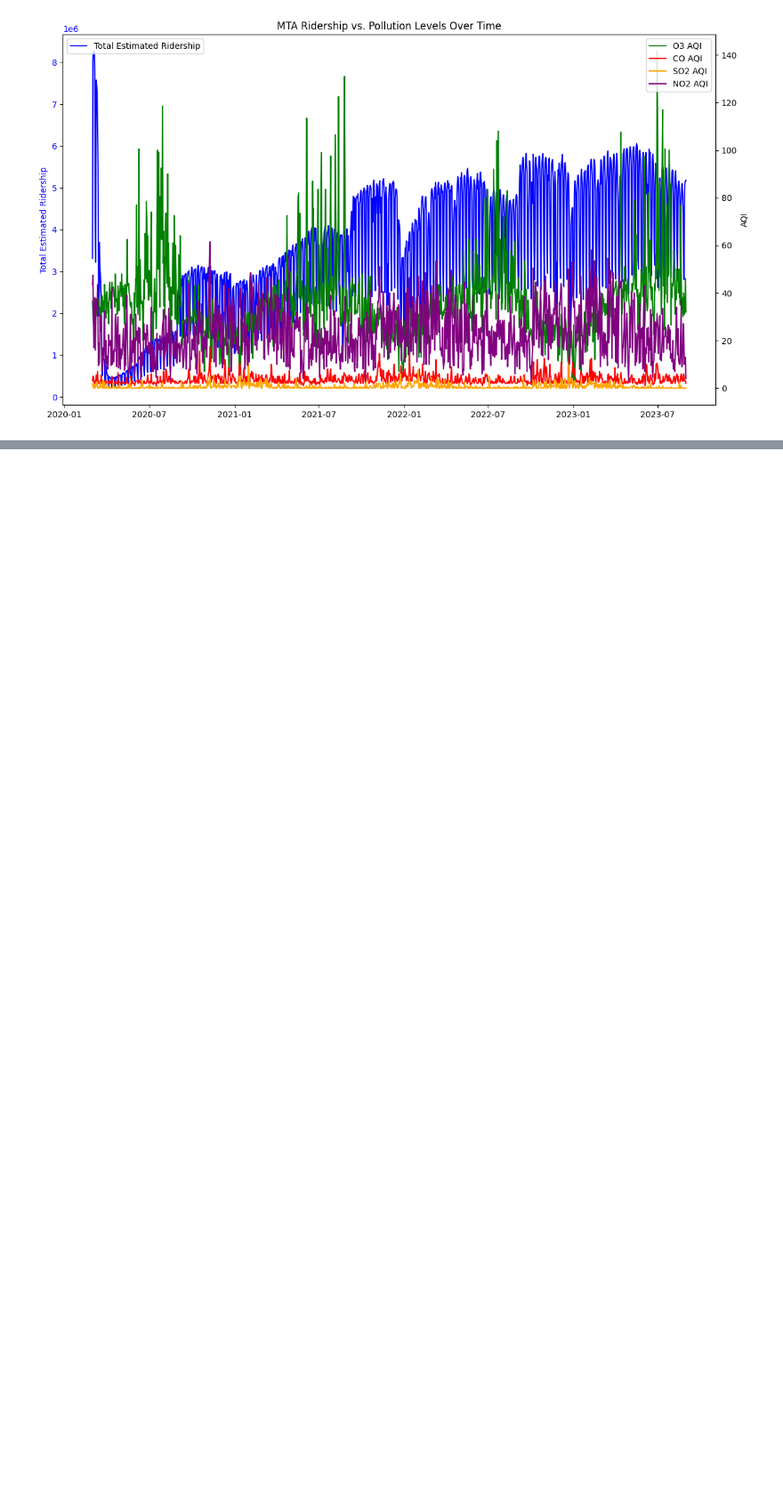
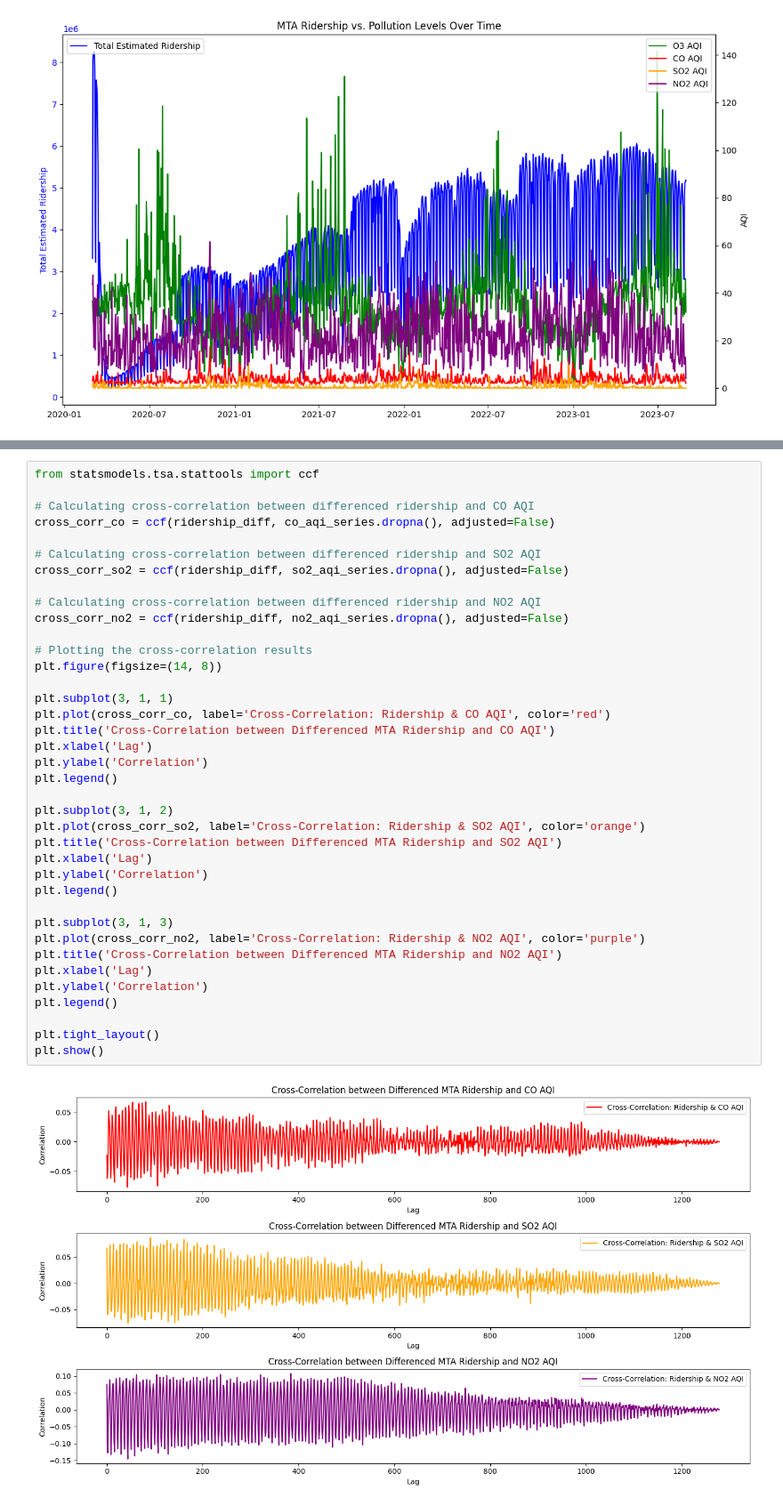
Before and after one commit to aronpwong/lhl-finalproject-24, a Jupyter notebook: eda.ipynb, the cells around one changed output, grey strips where cells are left out. Shown at 89% size. Drawn from its saved outputs; the diff is of its cells as text; blank space fills up the shorter version.

```diff
--- a/eda.ipynb
+++ b/eda.ipynb
@@ -912,0 +1022,40 @@ plt.show()
+# %%
+from statsmodels.tsa.stattools import ccf
+
+# Calculating cross-correlation between differenced ridership and CO AQI
+cross_corr_co = ccf(ridership_diff, co_aqi_series.dropna(), adjusted=False)
+
+# Calculating cross-correlation between differenced ridership and SO2 AQI
+cross_corr_so2 = ccf(ridership_diff, so2_aqi_series.dropna(), adjusted=False)
+
+# Calculating cross-correlation between differenced ridership and NO2 AQI
+cross_corr_no2 = ccf(ridership_diff, no2_aqi_series.dropna(), adjusted=False)
+
+# Plotting the cross-correlation results
+plt.figure(figsize=(14, 8))
+
+plt.subplot(3, 1, 1)
+plt.plot(cross_corr_co, label='Cross-Correlation: Ridership & CO AQI', color='red')
+plt.title('Cross-Correlation between Differenced MTA Ridership and CO AQI')
+plt.xlabel('Lag')
+plt.ylabel('Correlation')
+plt.legend()
+
+plt.subplot(3, 1, 2)
+plt.plot(cross_corr_so2, label='Cross-Correlation: Ridership & SO2 AQI', color='orange')
+plt.title('Cross-Correlation between Differenced MTA Ridership and SO2 AQI')
+plt.xlabel('Lag')
+plt.ylabel('Correlation')
+plt.legend()
+
+plt.subplot(3, 1, 3)
+plt.plot(cross_corr_no2, label='Cross-Correlation: Ridership & NO2 AQI', color='purple')
+plt.title('Cross-Correlation between Differenced MTA Ridership and NO2 AQI')
+plt.xlabel('Lag')
+plt.ylabel('Correlation')
+plt.legend()
+
+plt.tight_layout()
+plt.show()
+# %% [output]
+[figure, added]
```
Also changed, not shown: parts of 3 cells of this notebook.
